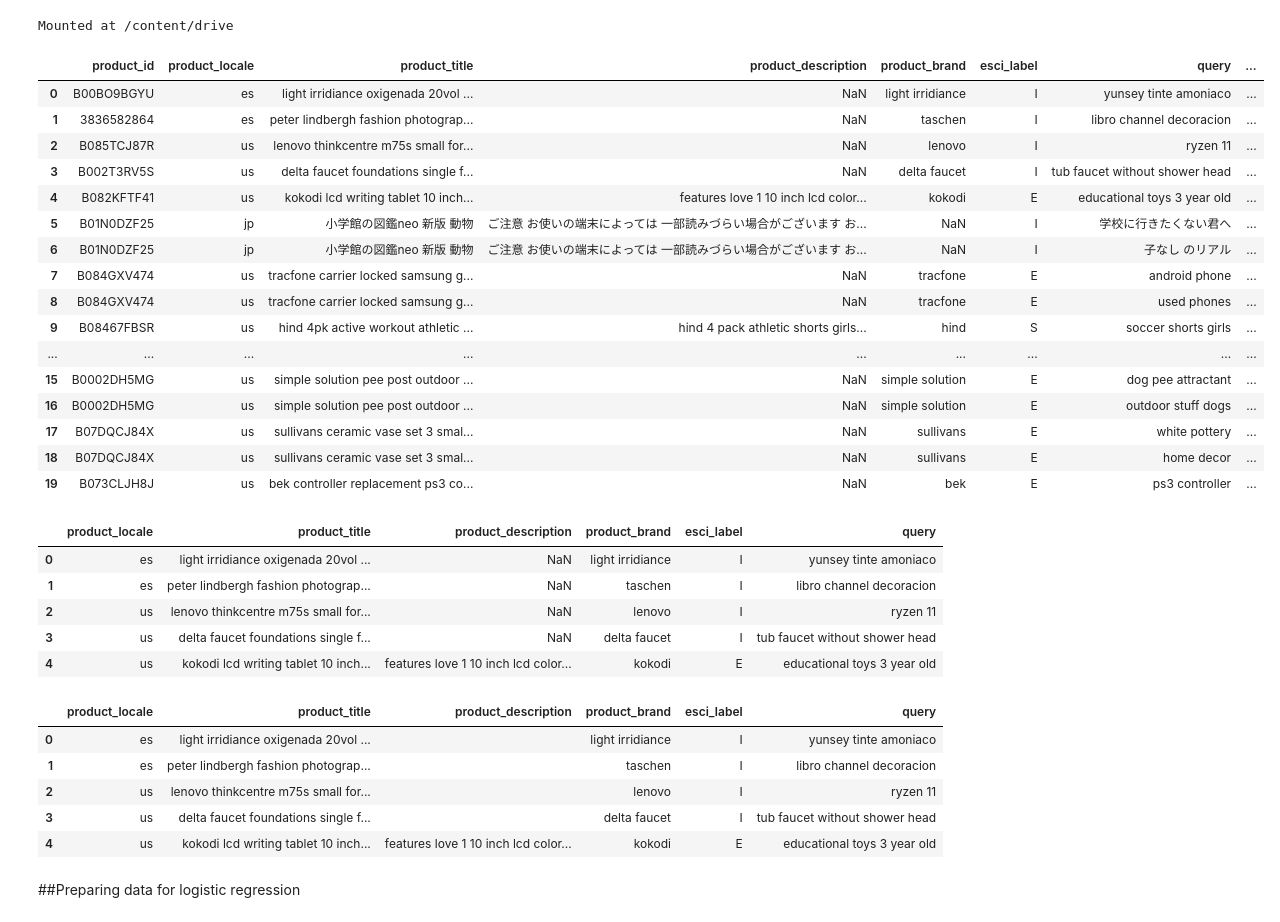
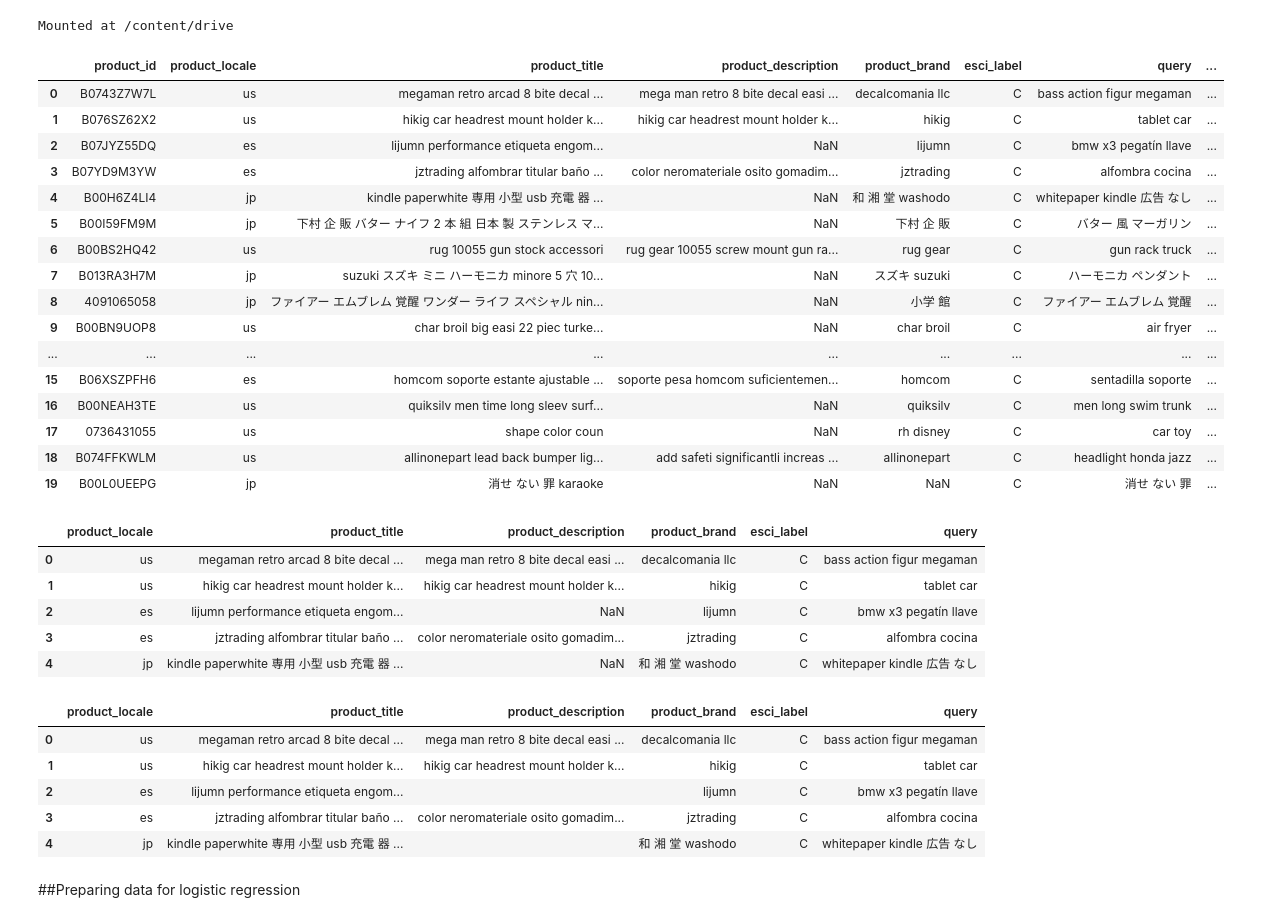
Before and after one commit to amhaiskar0921/BTTAIAmazonProject, a Jupyter notebook: FinalLogsiticRegression.ipynb, the cells around one changed output. Cells and saved outputs as stored; diff of their text form; code cells hidden in the pictures.

Commit message:
Trained model with balanced dataset

```diff
--- a/FinalLogsiticRegression.ipynb
+++ b/FinalLogsiticRegression.ipynb
@@ -10,46 +10,46 @@ import pandas as pd
 import numpy as np
 import matplotlib.pyplot as plt
 # %%
-df_merged = pd.read_csv('/content/drive/MyDrive/Amazon (LA) - Multi-Class Product Classification (Team A)/Datasets/preprocessed_merged_data.csv')
+df_merged = pd.read_csv('/content/drive/MyDrive/Amazon (LA) - Multi-Class Product Classification (Team A)/Datasets/balanced_preprocessed_merged_data.csv')
 df_merged.head(20)
 # %% [output]
 |  | product_id | product_locale | product_title | product_description | product_brand | esci_label | query | ... |
-| 0 | B00BO9BGYU | es | light irridiance oxigenada 20vol ... | NaN | light irridiance | I | yunsey tinte amoniaco | ... |
-| 1 | 3836582864 | es | peter lindbergh fashion photograp... | NaN | taschen | I | libro channel decoracion | ... |
-| 2 | B085TCJ87R | us | lenovo thinkcentre m75s small for... | NaN | lenovo | I | ryzen 11 | ... |
-| 3 | B002T3RV5S | us | delta faucet foundations single f... | NaN | delta faucet | I | tub faucet without shower head | ... |
-| 4 | B082KFTF41 | us | kokodi lcd writing tablet 10 inch... | features love 1 10 inch lcd color... | kokodi | E | educational toys 3 year old | ... |
-| 5 | B01N0DZF25 | jp | 小学館の図鑑neo 新版 動物 | ご注意 お使いの端末によっては 一部読みづらい場合がございます お... | NaN | I | 学校に行きたくない君へ | ... |
-| 6 | B01N0DZF25 | jp | 小学館の図鑑neo 新版 動物 | ご注意 お使いの端末によっては 一部読みづらい場合がございます お... | NaN | I | 子なし のリアル | ... |
-| 7 | B084GXV474 | us | tracfone carrier locked samsung g... | NaN | tracfone | E | android phone | ... |
-| 8 | B084GXV474 | us | tracfone carrier locked samsung g... | NaN | tracfone | E | used phones | ... |
-| 9 | B08467FBSR | us | hind 4pk active workout athletic ... | hind 4 pack athletic shorts girls... | hind | S | soccer shorts girls | ... |
+| 0 | B0743Z7W7L | us | megaman retro arcad 8 bite decal ... | mega man retro 8 bite decal easi ... | decalcomania llc | C | bass action figur megaman | ... |
+| 1 | B076SZ62X2 | us | hikig car headrest mount holder k... | hikig car headrest mount holder k... | hikig | C | tablet car | ... |
+| 2 | B07JYZ55DQ | es | lijumn performance etiqueta engom... | NaN | lijumn | C | bmw x3 pegatín llave | ... |
+| 3 | B07YD9M3YW | es | jztrading alfombrar titular baño ... | color neromateriale osito gomadim... | jztrading | C | alfombra cocina | ... |
+| 4 | B00H6Z4LI4 | jp | kindle paperwhite 専用 小型 usb 充電 器 ... | NaN | 和 湘 堂 washodo | C | whitepaper kindle 広告 なし | ... |
+| 5 | B00I59FM9M | jp | 下村 企 販 バター ナイフ 2 本 組 日本 製 ステンレス マ... | NaN | 下村 企 販 | C | バター 風 マーガリン | ... |
+| 6 | B00BS2HQ42 | us | rug 10055 gun stock accessori | rug gear 10055 screw mount gun ra... | rug gear | C | gun rack truck | ... |
+| 7 | B013RA3H7M | jp | suzuki スズキ ミニ ハーモニカ minore 5 穴 10... | NaN | スズキ suzuki | C | ハーモニカ ペンダント | ... |
+| 8 | 4091065058 | jp | ファイアー エムブレム 覚醒 ワンダー ライフ スペシャル nin... | NaN | 小学 館 | C | ファイアー エムブレム 覚醒 | ... |
+| 9 | B00BN9UOP8 | us | char broil big easi 22 piec turke... | NaN | char broil | C | air fryer | ... |
 | ... | ... | ... | ... | ... | ... | ... | ... | ... |
-| 15 | B0002DH5MG | us | simple solution pee post outdoor ... | NaN | simple solution | E | dog pee attractant | ... |
-| 16 | B0002DH5MG | us | simple solution pee post outdoor ... | NaN | simple solution | E | outdoor stuff dogs | ... |
-| 17 | B07DQCJ84X | us | sullivans ceramic vase set 3 smal... | NaN | sullivans | E | white pottery | ... |
-| 18 | B07DQCJ84X | us | sullivans ceramic vase set 3 smal... | NaN | sullivans | E | home decor | ... |
-| 19 | B073CLJH8J | us | bek controller replacement ps3 co... | NaN | bek | E | ps3 controller | ... |
+| 15 | B06XSZPFH6 | es | homcom soporte estante ajustable ... | soporte pesa homcom suficientemen... | homcom | C | sentadilla soporte | ... |
+| 16 | B00NEAH3TE | us | quiksilv men time long sleev surf... | NaN | quiksilv | C | men long swim trunk | ... |
+| 17 | 0736431055 | us | shape color coun | NaN | rh disney | C | car toy | ... |
+| 18 | B074FFKWLM | us | allinonepart lead back bumper lig... | add safeti significantli increas ... | allinonepart | C | headlight honda jazz | ... |
+| 19 | B00L0UEEPG | jp | 消せ ない 罪 karaoke | NaN | NaN | C | 消せ ない 罪 | ... |
 # %%
 df_merged.drop(columns=["bert_input", "product_id"], inplace=True)
 df_merged.head()
 # %% [output]
 |  | product_locale | product_title | product_description | product_brand | esci_label | query |
-| 0 | es | light irridiance oxigenada 20vol ... | NaN | light irridiance | I | yunsey tinte amoniaco |
-| 1 | es | peter lindbergh fashion photograp... | NaN | taschen | I | libro channel decoracion |
-| 2 | us | lenovo thinkcentre m75s small for... | NaN | lenovo | I | ryzen 11 |
-| 3 | us | delta faucet foundations single f... | NaN | delta faucet | I | tub faucet without shower head |
-| 4 | us | kokodi lcd writing tablet 10 inch... | features love 1 10 inch lcd color... | kokodi | E | educational toys 3 year old |
+| 0 | us | megaman retro arcad 8 bite decal ... | mega man retro 8 bite decal easi ... | decalcomania llc | C | bass action figur megaman |
+| 1 | us | hikig car headrest mount holder k... | hikig car headrest mount holder k... | hikig | C | tablet car |
+| 2 | es | lijumn performance etiqueta engom... | NaN | lijumn | C | bmw x3 pegatín llave |
+| 3 | es | jztrading alfombrar titular baño ... | color neromateriale osito gomadim... | jztrading | C | alfombra cocina |
+| 4 | jp | kindle paperwhite 専用 小型 usb 充電 器 ... | NaN | 和 湘 堂 washodo | C | whitepaper kindle 広告 なし |
 # %%
 df_merged.fillna("", inplace=True)
 df_merged.head()
 # %% [output]
 |  | product_locale | product_title | product_description | product_brand | esci_label | query |
-| 0 | es | light irridiance oxigenada 20vol ... |  | light irridiance | I | yunsey tinte amoniaco |
-| 1 | es | peter lindbergh fashion photograp... |  | taschen | I | libro channel decoracion |
-| 2 | us | lenovo thinkcentre m75s small for... |  | lenovo | I | ryzen 11 |
-| 3 | us | delta faucet foundations single f... |  | delta faucet | I | tub faucet without shower head |
-| 4 | us | kokodi lcd writing tablet 10 inch... | features love 1 10 inch lcd color... | kokodi | E | educational toys 3 year old |
+| 0 | us | megaman retro arcad 8 bite decal ... | mega man retro 8 bite decal easi ... | decalcomania llc | C | bass action figur megaman |
+| 1 | us | hikig car headrest mount holder k... | hikig car headrest mount holder k... | hikig | C | tablet car |
+| 2 | es | lijumn performance etiqueta engom... |  | lijumn | C | bmw x3 pegatín llave |
+| 3 | es | jztrading alfombrar titular baño ... | color neromateriale osito gomadim... | jztrading | C | alfombra cocina |
+| 4 | jp | kindle paperwhite 専用 小型 usb 充電 器 ... |  | 和 湘 堂 washodo | C | whitepaper kindle 広告 なし |
 # %% [markdown]
 ##Preparing data for logistic regression
 # %% [markdown]
```
Also changed, not shown: parts of 13 cells of this notebook.
